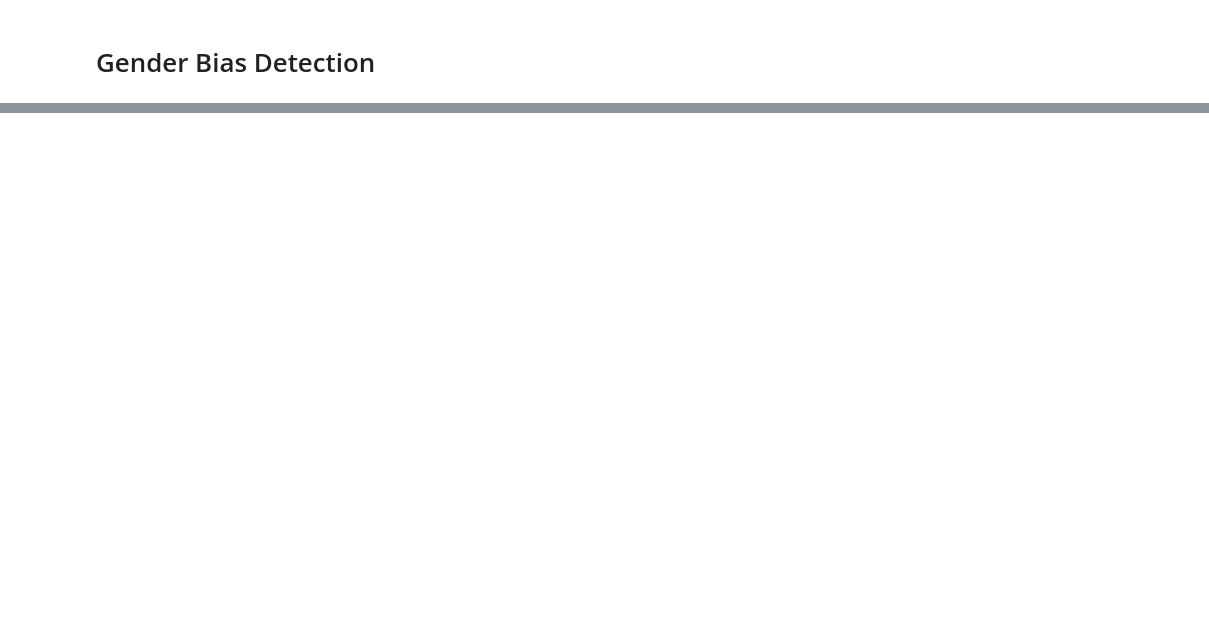
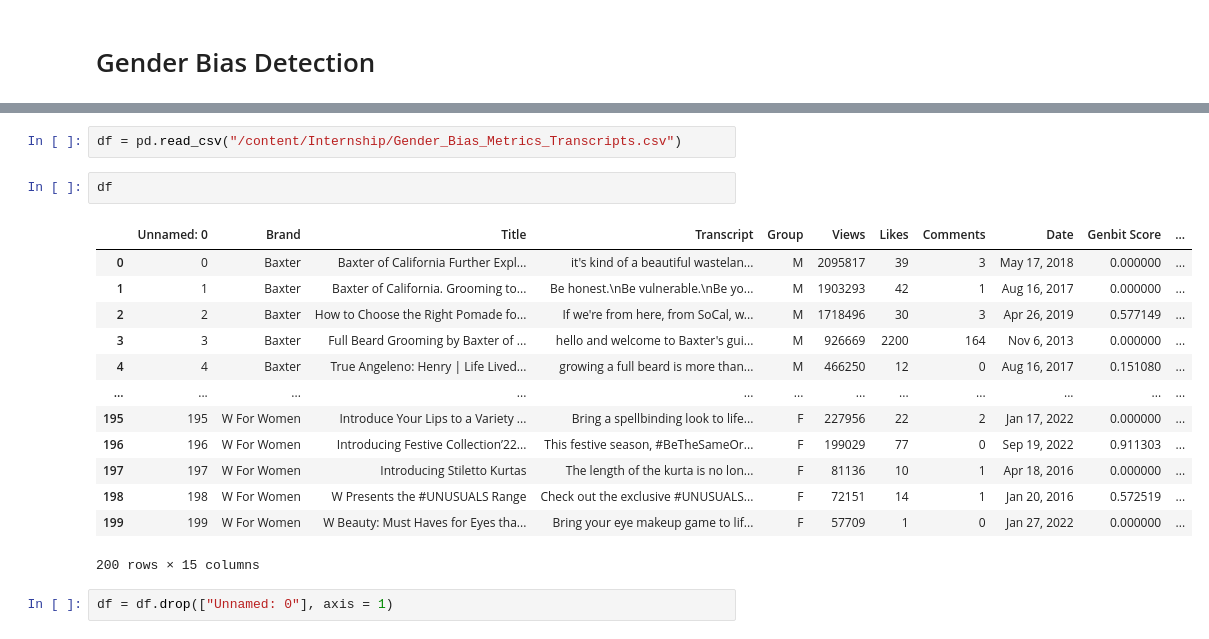
Before and after one commit to Shrinidhi1/Leveraging-Gender-bias-in-Brands, a Jupyter notebook: GenderBias.ipynb, the cells around one changed output, grey strips where cells are left out. Drawn from its saved outputs; the diff is of its cells as text; blank space fills up the shorter version.

```diff
--- a/GenderBias.ipynb
+++ b/GenderBias.ipynb
@@ -99,0 +172,20 @@ genbit_metrics_object.get_metrics(output_statistics=True, output_word_list=True)
+# %%
+df = pd.read_csv("/content/Internship/Gender_Bias_Metrics_Transcripts.csv")
+# %%
+df
+# %% [output]
+|  | Unnamed: 0 | Brand | Title | Transcript | Group | Views | Likes | Comments | Date | Genbit Score | ... |
+| 0 | 0 | Baxter | Baxter of California Further Expl... | it's kind of a beautiful wastelan... | M | 2095817 | 39 | 3 | May 17, 2018 | 0.000000 | ... |
+| 1 | 1 | Baxter | Baxter of California. Grooming to... | Be honest.\nBe vulnerable.\nBe yo... | M | 1903293 | 42 | 1 | Aug 16, 2017 | 0.000000 | ... |
+| 2 | 2 | Baxter | How to Choose the Right Pomade fo... | If we're from here, from SoCal, w... | M | 1718496 | 30 | 3 | Apr 26, 2019 | 0.577149 | ... |
+| 3 | 3 | Baxter | Full Beard Grooming by Baxter of ... | hello and welcome to Baxter's gui... | M | 926669 | 2200 | 164 | Nov 6, 2013 | 0.000000 | ... |
+| 4 | 4 | Baxter | True Angeleno: Henry | Life Lived... | growing a full beard is more than... | M | 466250 | 12 | 0 | Aug 16, 2017 | 0.151080 | ... |
+| ... | ... | ... | ... | ... | ... | ... | ... | ... | ... | ... | ... |
+| 195 | 195 | W For Women | Introduce Your Lips to a Variety ... | Bring a spellbinding look to life... | F | 227956 | 22 | 2 | Jan 17, 2022 | 0.000000 | ... |
+| 196 | 196 | W For Women | Introducing Festive Collection’22... | This festive season, #BeTheSameOr... | F | 199029 | 77 | 0 | Sep 19, 2022 | 0.911303 | ... |
+| 197 | 197 | W For Women | Introducing Stiletto Kurtas | The length of the kurta is no lon... | F | 81136 | 10 | 1 | Apr 18, 2016 | 0.000000 | ... |
+| 198 | 198 | W For Women | W Presents the #UNUSUALS Range | Check out the exclusive #UNUSUALS... | F | 72151 | 14 | 1 | Jan 20, 2016 | 0.572519 | ... |
+| 199 | 199 | W For Women | W Beauty: Must Haves for Eyes tha... | Bring your eye makeup game to lif... | F | 57709 | 1 | 0 | Jan 27, 2022 | 0.000000 | ... |
+200 rows × 15 columns
+# %%
+df = df.drop(["Unnamed: 0"], axis = 1)
```
Also changed, not shown: parts of 153 cells of this notebook.
